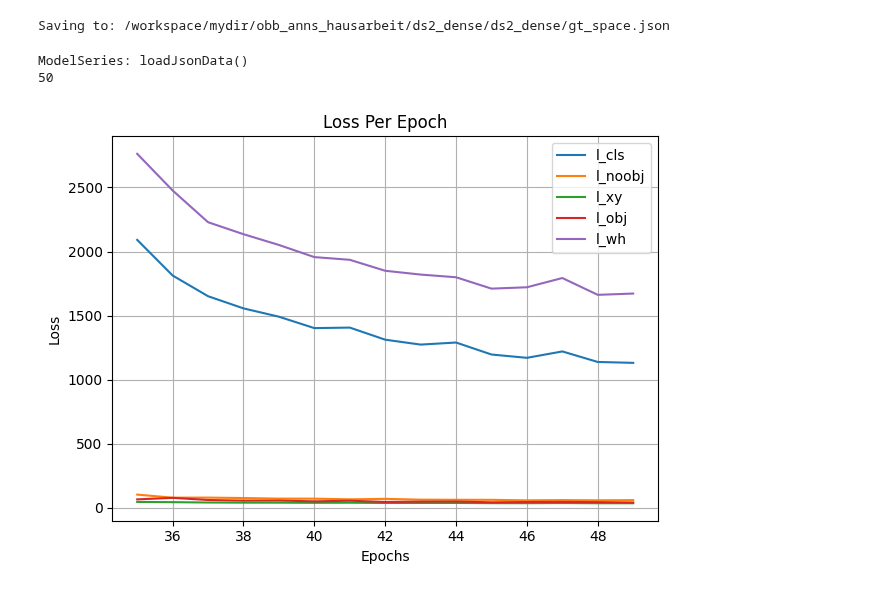
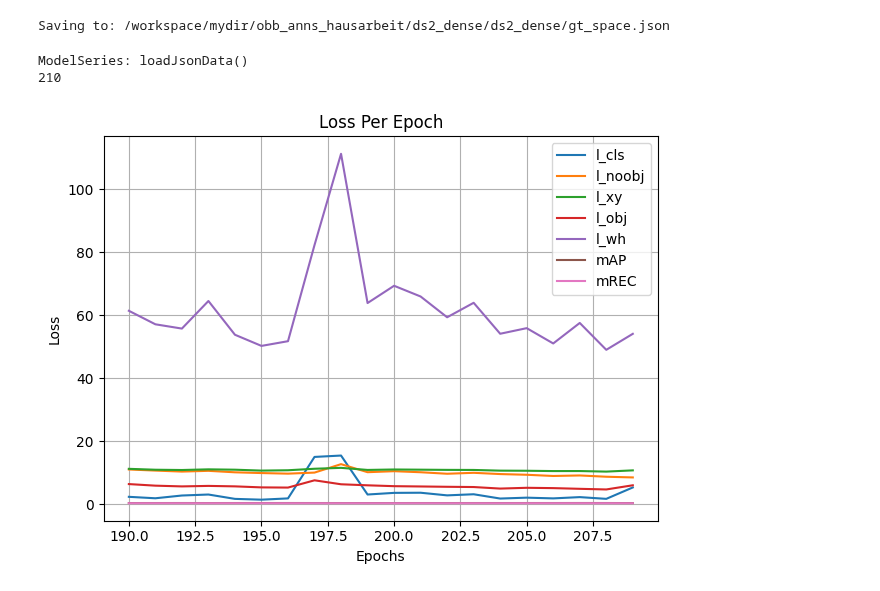
Before and after one commit to fusiongodo/yolo-score, a Jupyter notebook: visualize.ipynb, the cells around one changed output. Drawn from its saved outputs; the diff is of its cells as text; code cells hidden in the pictures.

```diff
--- a/visualize.ipynb
+++ b/visualize.ipynb
@@ -252,31 +237,32 @@ Saving to: /workspace/mydir/obb_anns_hausarbeit/ds2_dense/ds2_dense/gt_space.jso
 # %%
 import ModelSeries as ms
 from IPython.display import HTML, display
 import matplotlib.pyplot as plt
 import numpy as np
 ms = ms.ModelSeries(name = "runpod_oneshot_training2", gt_df = gt_df, mode="")
 records = ms.records.iloc[:]
 print(len(records))
 #display(HTML(records[:].to_html()))
 
-labels =  "l_cls, l_noobj, l_xy, l_obj, l_wh".split(", ")
+labels =  "l_cls, l_noobj, l_xy, l_obj, l_wh, mAP, mREC".split(", ")
 losses = [records[k] for k in labels]
 epochs = list(range(len(losses[0])))
 
+cutoff = 190
 
 # plt.figure()
 for loss, label in zip(losses, labels):
     # if label == "mAP":
     #     loss = [x * 100 for x in loss]
-    plt.plot(epochs[35:], loss[35:], label = label)
+    plt.plot(epochs[cutoff:], loss[cutoff:], label = label)
 plt.xlabel("Epochs")
 plt.ylabel("Loss")
 plt.title("Loss Per Epoch")
 plt.grid(True)
 plt.tight_layout()
 plt.legend()
 plt.show()
 # %% [output]
 ModelSeries: loadJsonData()
-50
+210
-[figure, old version]
+[figure, new version]
```
Also changed, not shown: parts of 3 cells of this notebook, 9 other files.
